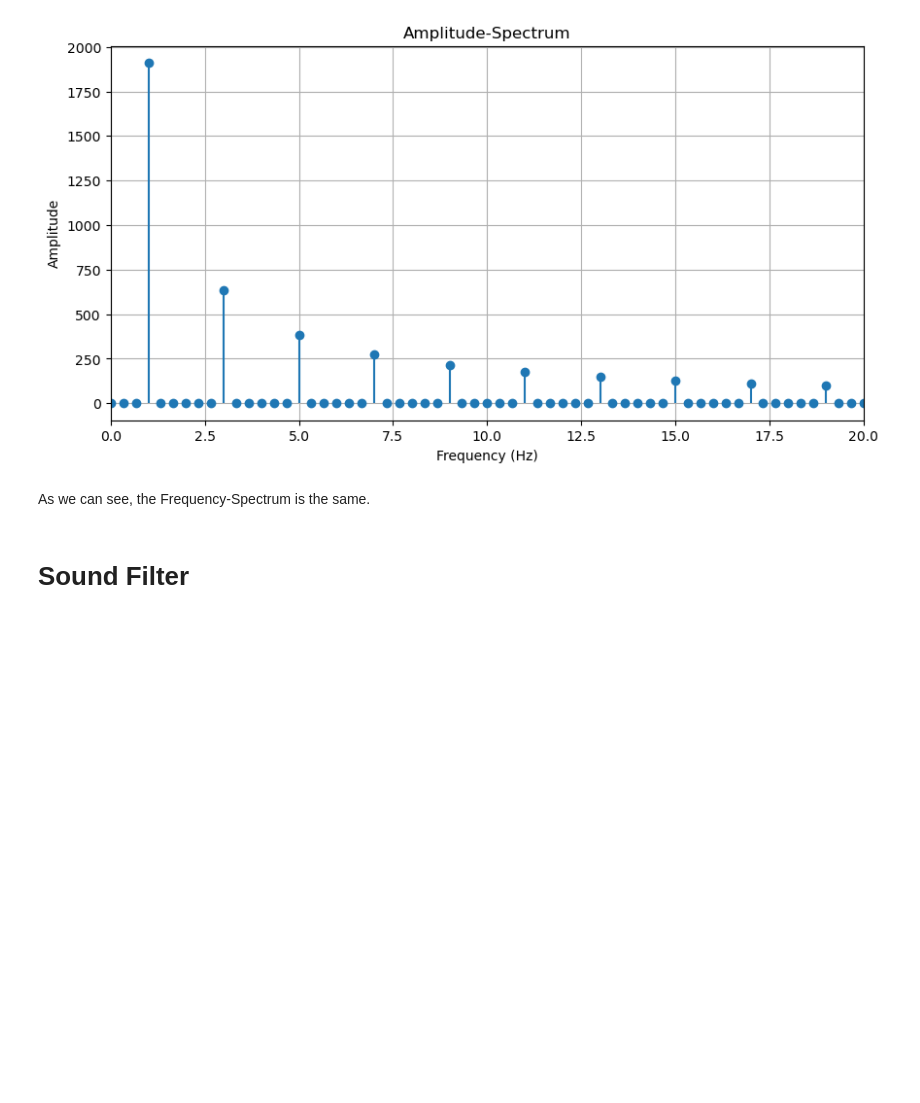
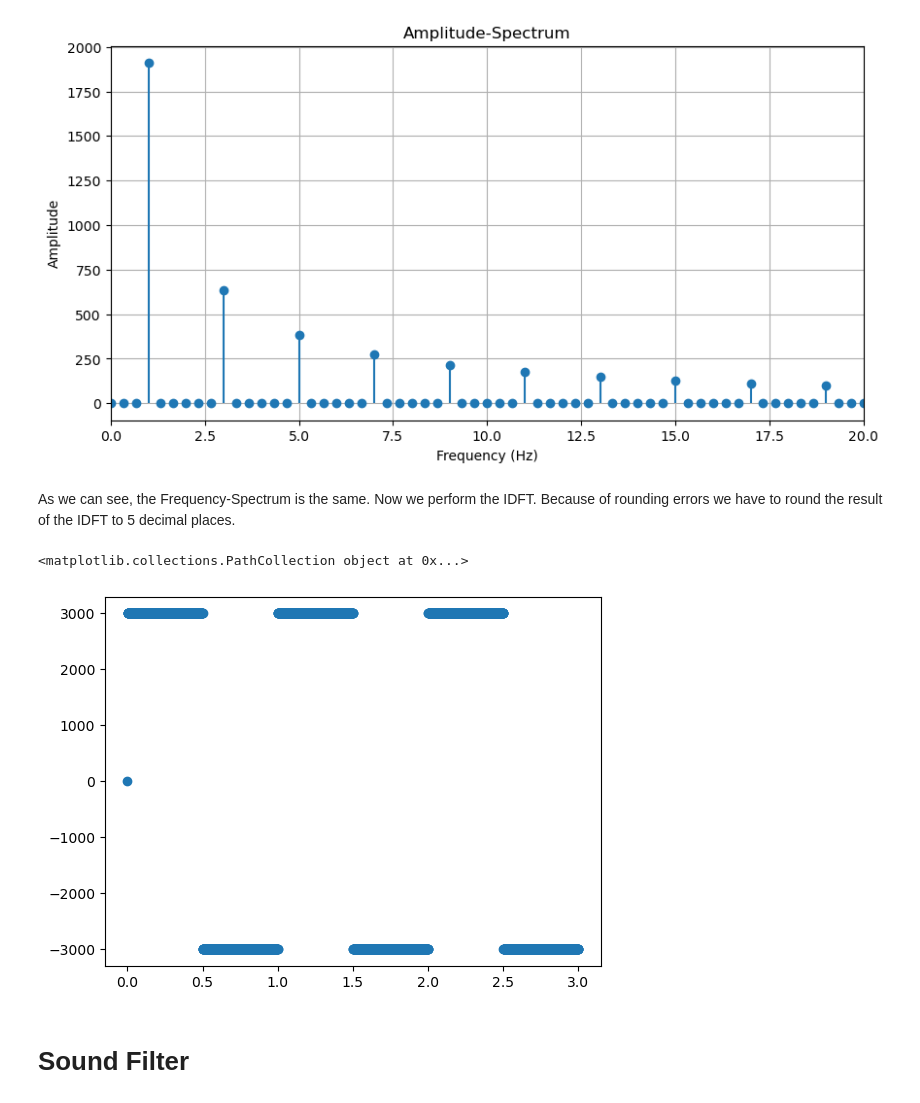
Before and after one commit to Splines/fourier-analysis-basics, a Jupyter notebook: src/dft.ipynb, the cells around one changed output. Drawn from its saved outputs; the diff is of its cells as text; code cells hidden in the pictures; blank space fills up the shorter version.

```diff
--- a/src/dft.ipynb
+++ b/src/dft.ipynb
@@ -186,7 +186,20 @@ plt.show()
 # %% [output]
 [figure]
 # %% [markdown]
-As we can see, the Frequency-Spectrum is the same.
+As we can see, the Frequency-Spectrum is the same. Now we perform the IDFT. Because of rounding errors we have to round the result of the IDFT to 5 decimal places.
+# %%
+# Inverse DFT
+idft_x = idft(dft_x)
+
+# Delelte Rounding Errors
+rounded_idft_x = np.around(np.real(idft_x), 5)
+
+#Plot Sound
+t_linspace = np.linspace(0, 3, 1000)
+plt.scatter(t, rounded_idft_x)
+# %% [output]
+<matplotlib.collections.PathCollection object at 0x...>
+[figure, added]
 # %% [markdown]
 # Sound Filter
 # %% [markdown]
```
Also changed, not shown: parts of 4 cells of this notebook.
